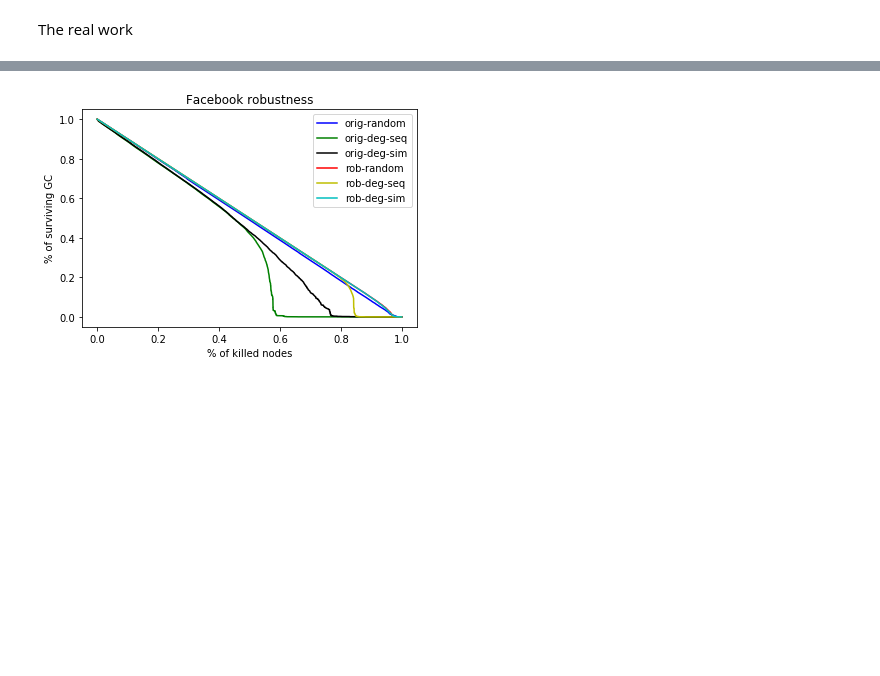
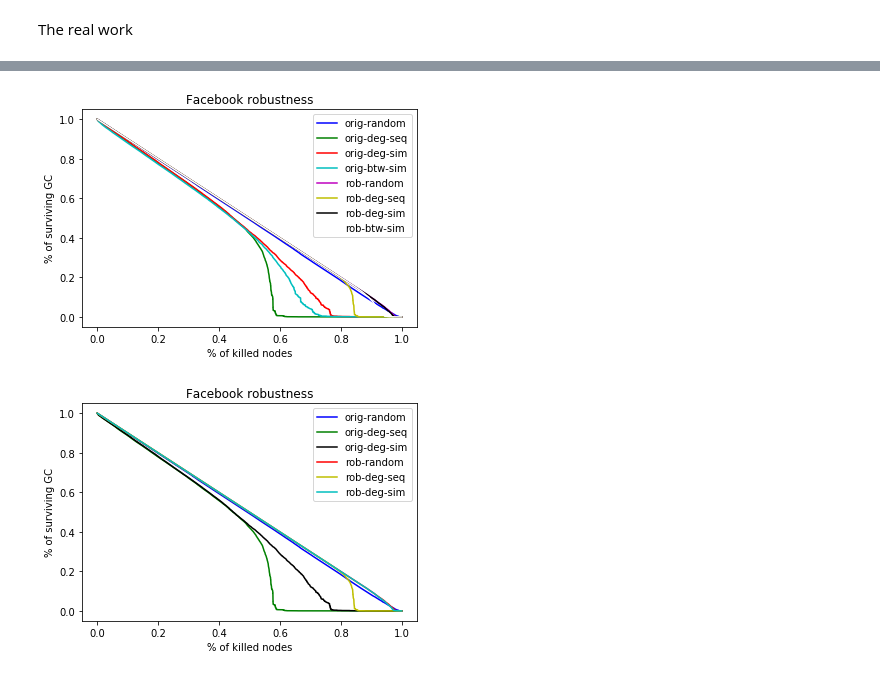
Before and after one commit to guglielmo84/cna_project, a Jupyter notebook: robust/robust.ipynb, the cells around one changed output, grey strips where cells are left out. Saved outputs shown, nothing was run; the diff lists cells and outputs as text; code cells hidden in the pictures; blank space fills up the shorter version.

Commit message:
robust4

```diff
--- a/robust/robust.ipynb
+++ b/robust/robust.ipynb
@@ -327,3 +338,54 @@ to_be_killed (0.9, 0.0002)
+# %%
+# read the files with the points of the robustness curves and plot the robustness curves
+
+%matplotlib inline
+import matplotlib.pyplot as plt
+import matplotlib.gridspec as gridspec
+from matplotlib.backends.backend_pdf import PdfPages
+
+# read the data from the respective files, putting everything into a dict
+# each element in the dict stores the two vectors with the data for the corresponding curve
+bk = {}
+bk["or_rand"] = read_xy("Facebook/fb_orig_frac_random.txt")
+bk["or_deg_seq"] = read_xy("Facebook/fb_orig_frac_deg_seq.txt")
+bk["or_deg_sim"] = read_xy("Facebook/fb_orig_frac_deg_sim.txt")
+bk["or_btw_sim"] = read_xy("Facebook/fb_orig_frac_btw_sim.txt")
+
+bk["rob_rand"] = read_xy("Facebook/fb_rob_frac_random.txt")
+bk["rob_deg_seq"] = read_xy("Facebook/fb_rob_frac_deg_seq.txt")
+bk["rob_deg_sim"] = read_xy("Facebook/fb_rob_frac_deg_sim.txt")
+bk["rob_btw_sim"] = read_xy("Facebook/fb_rob_frac_btw_sim.txt")
+
+# ‘b’ 	blue
+# ‘g’ 	green
+# ‘r’ 	red
+# ‘c’ 	cyan
+# ‘m’ 	magenta
+# ‘y’ 	yellow
+# ‘k’ 	black
+# ‘w’ 	white
+#{'b', 'g', 'r', 'c', 'm', 'y', 'k', 'w'};
+
+# plot the 4 curves in the same plot
+_ = plt.plot(bk["or_rand"][0], bk["or_rand"][1], 'b-', label = "orig-random")
+_ = plt.plot(bk["or_deg_seq"][0], bk["or_deg_seq"][1], 'g-', label = "orig-deg-seq")
+_ = plt.plot(bk["or_deg_sim"][0], bk["or_deg_sim"][1], 'r-', label = "orig-deg-sim")
+_ = plt.plot(bk["or_btw_sim"][0], bk["or_btw_sim"][1], 'c-', label = "orig-btw-sim")
+_ = plt.plot(bk["rob_rand"][0], bk["rob_rand"][1], 'm-', label = "rob-random")
+_ = plt.plot(bk["rob_deg_seq"][0], bk["rob_deg_seq"][1], 'y-', label = "rob-deg-seq")
+_ = plt.plot(bk["rob_deg_sim"][0], bk["rob_deg_sim"][1], 'k-', label = "rob-deg-sim")
+_ = plt.plot(bk["rob_btw_sim"][0], bk["rob_btw_sim"][1], 'w-', label = "rob-btw-sim")
+_ = plt.xlabel("% of killed nodes")
+_ = plt.ylabel("% of surviving GC")
+_ = plt.title("Facebook robustness")
+_ = plt.legend()
+
+# save the plot to a PDF file
+pdf_file = PdfPages('fb_robustness.pdf')
+plt.savefig(pdf_file, format="pdf")
+pdf_file.close()
+# %% [output]
+[figure, added]
 # %%
 # read the files with the points of the robustness curves and plot the robustness curves
 
```
Also changed, not shown: parts of 4 cells of this notebook.
